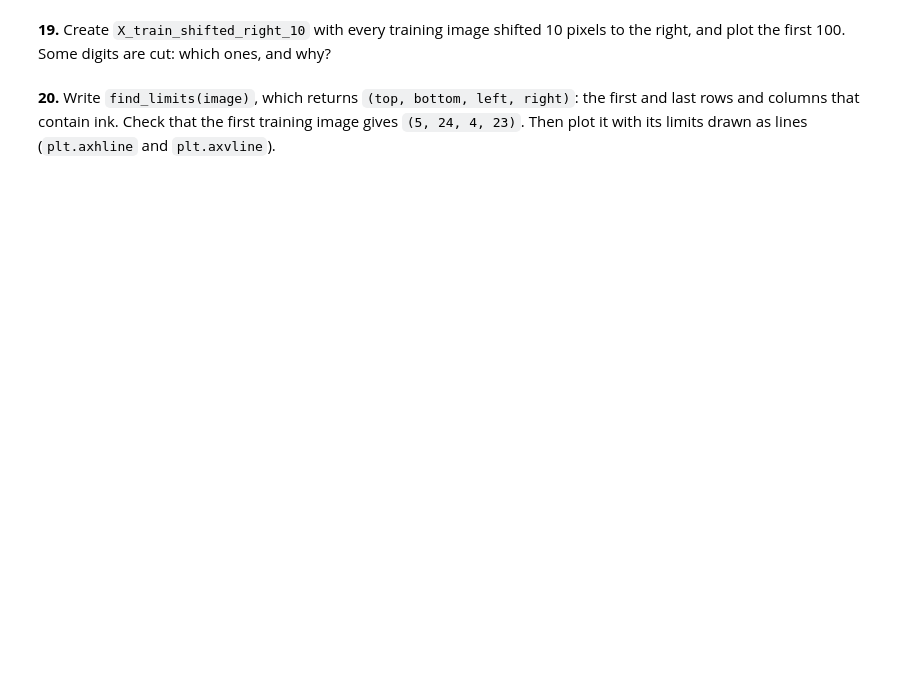
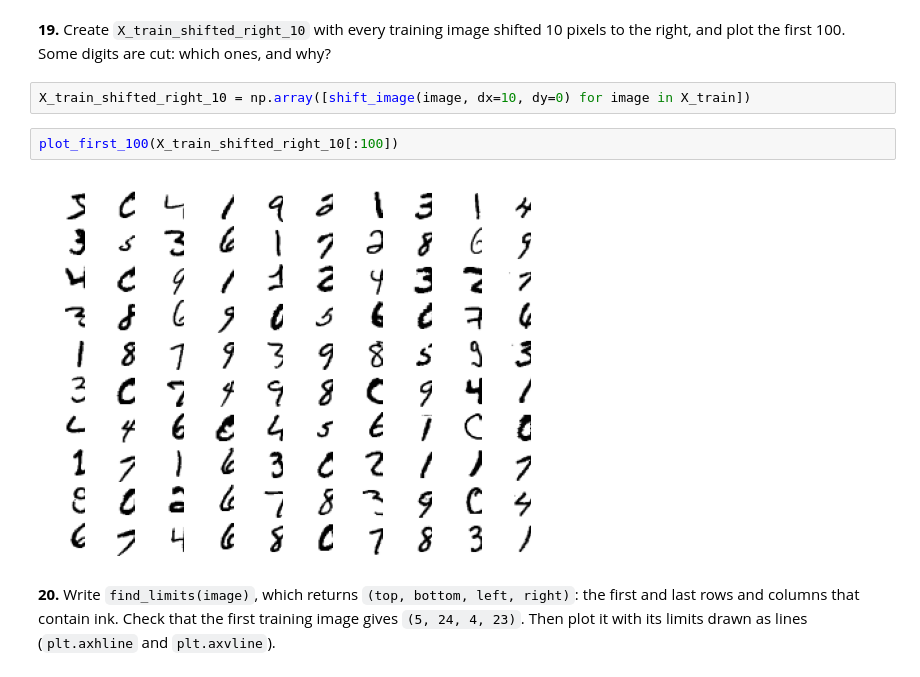
Before and after one commit to Varo-27/numpy-mnist, a Jupyter notebook: mnist_numpy.ipynb, the cells around one changed output. Saved outputs shown, nothing was run; the diff lists cells and outputs as text; blank space fills up the shorter version.

```diff
--- a/mnist_numpy.ipynb
+++ b/mnist_numpy.ipynb
@@ -396,4 +410,10 @@ plot_first_100(X_train_noisy_binarized[:100])
 # %% [markdown]
 **19.** Create `X_train_shifted_right_10` with every training image shifted 10 pixels to the right, and plot the first 100. Some digits are cut: which ones, and why?
+# %%
+X_train_shifted_right_10 = np.array([shift_image(image, dx=10, dy=0) for image in X_train])
+# %%
+plot_first_100(X_train_shifted_right_10[:100])
+# %% [output]
+[figure, added]
 # %% [markdown]
 **20.** Write `find_limits(image)`, which returns `(top, bottom, left, right)`: the first and last rows and columns that contain ink. Check that the first training image gives `(5, 24, 4, 23)`. Then plot it with its limits drawn as lines (`plt.axhline` and `plt.axvline`).
```
Also changed, not shown: parts of 10 cells of this notebook, 1 other file.
